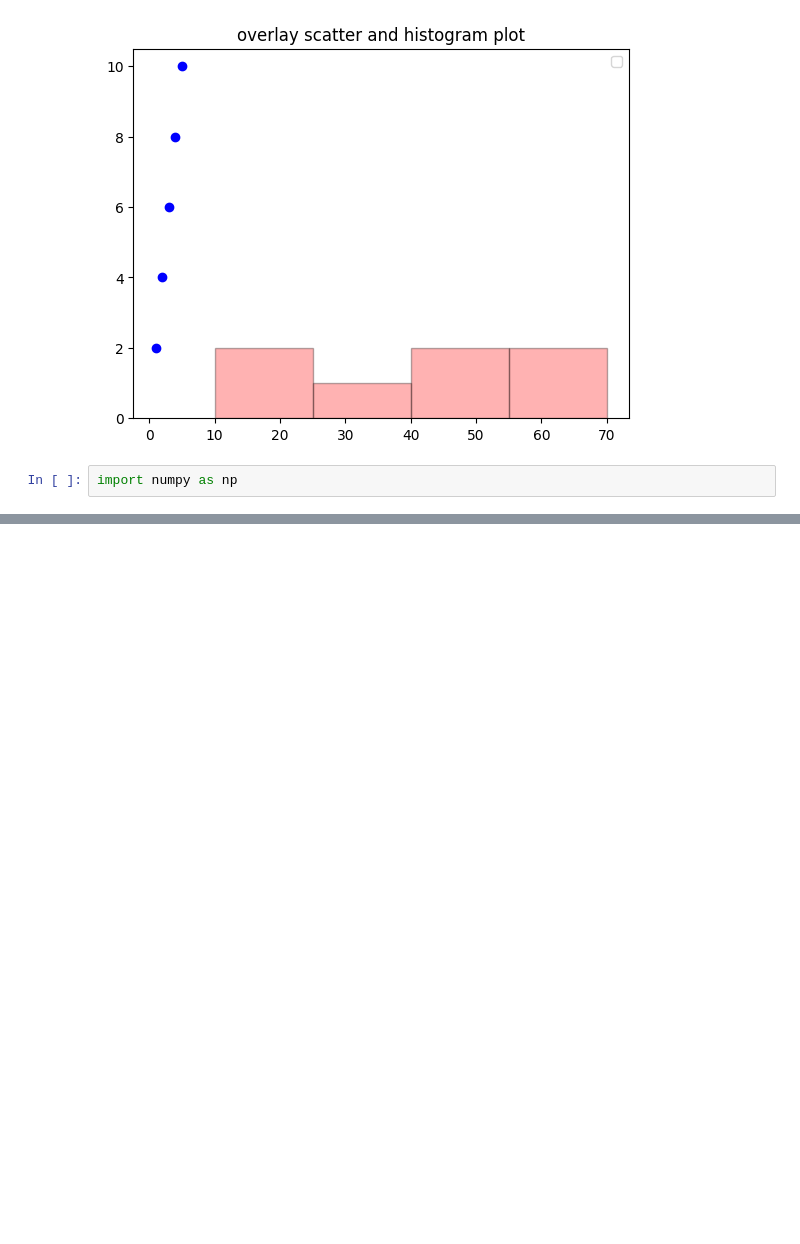
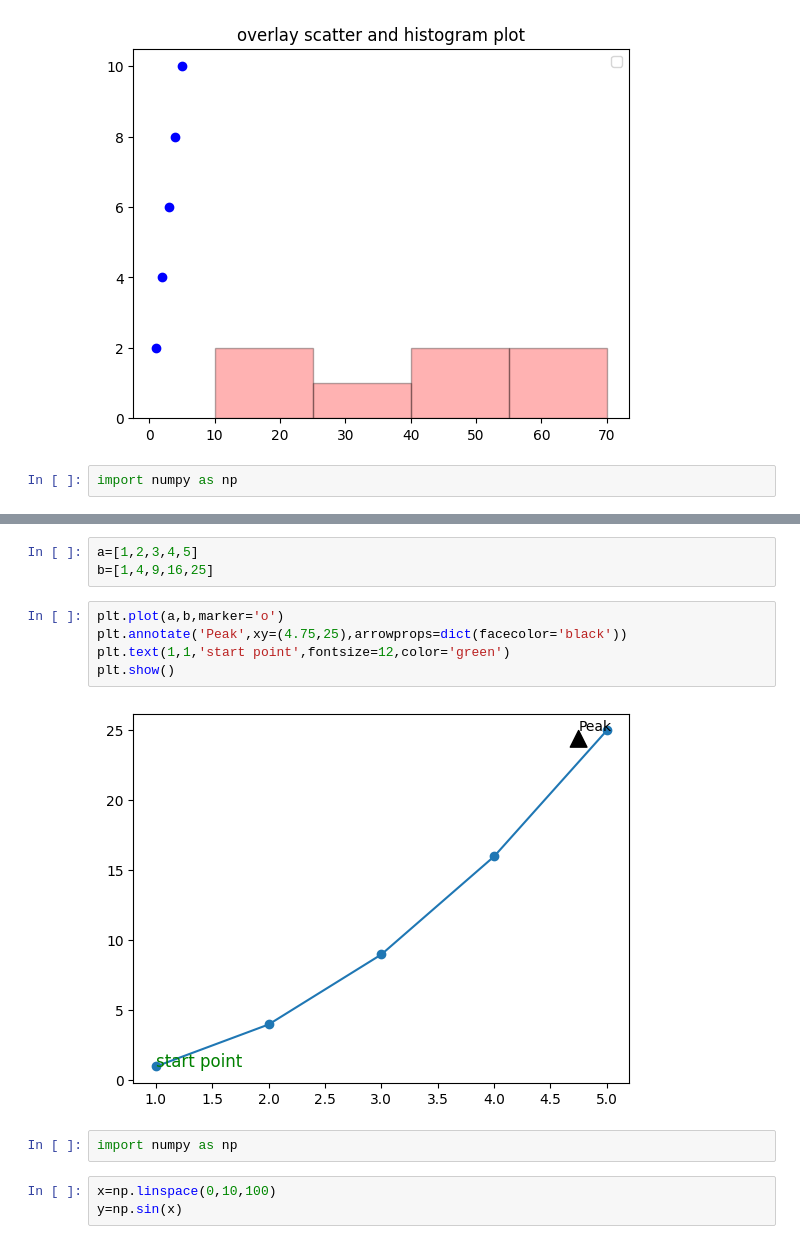
Before and after one commit to ranjuadhikari14/simplematplotlib, a Jupyter notebook: simplematplotlib.ipynb, the cells around one changed output, grey strips where cells are left out. Drawn from its saved outputs; the diff is of its cells as text; blank space fills up the shorter version.

```diff
--- a/simplematplotlib.ipynb
+++ b/simplematplotlib.ipynb
@@ -120,0 +121,15 @@ plt.show()
+# %%
+a=[1,2,3,4,5]
+b=[1,4,9,16,25]
+# %%
+plt.plot(a,b,marker='o')
+plt.annotate('Peak',xy=(4.75,25),arrowprops=dict(facecolor='black'))
+plt.text(1,1,'start point',fontsize=12,color='green')
+plt.show()
+# %% [output]
+[figure, added]
+# %%
+import numpy as np
+# %%
+x=np.linspace(0,10,100)
+y=np.sin(x)
```
Also changed, not shown: parts of 2 cells of this notebook.
